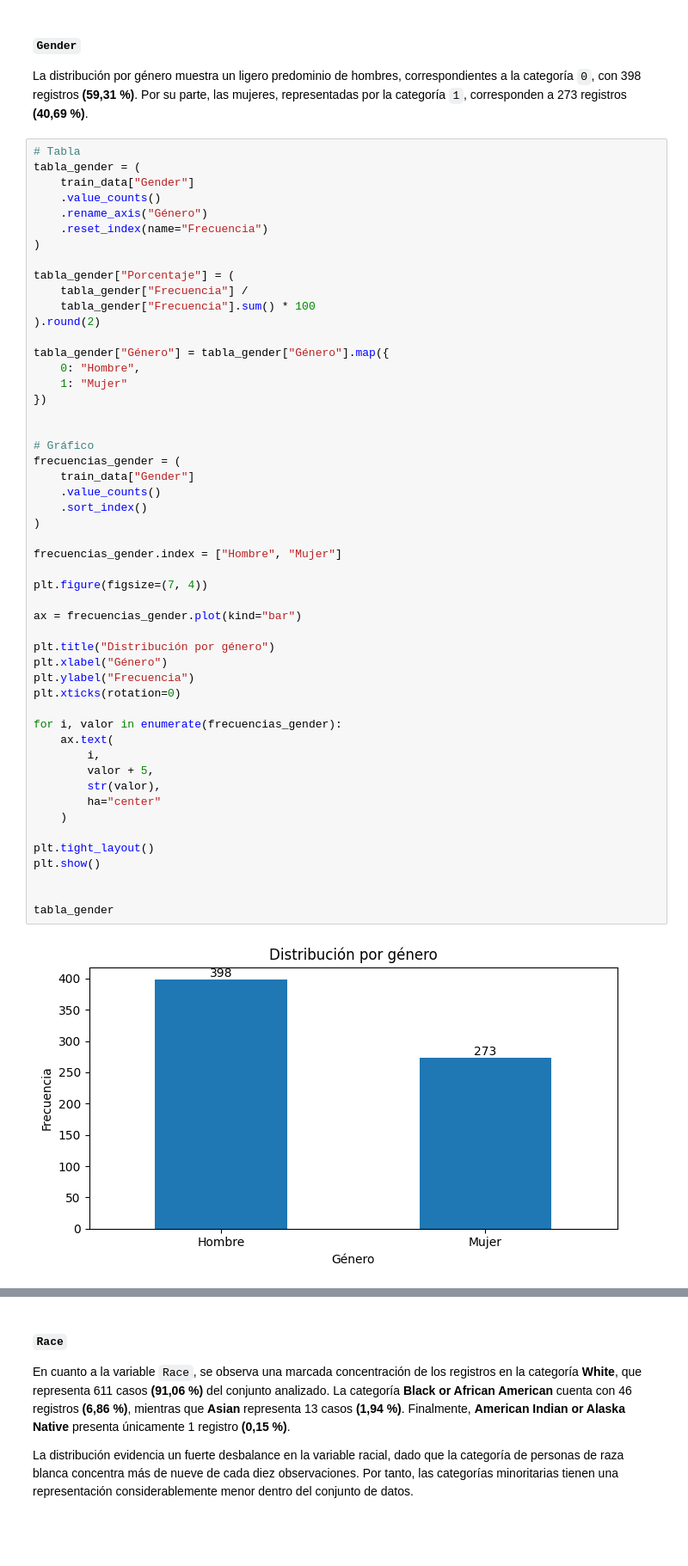
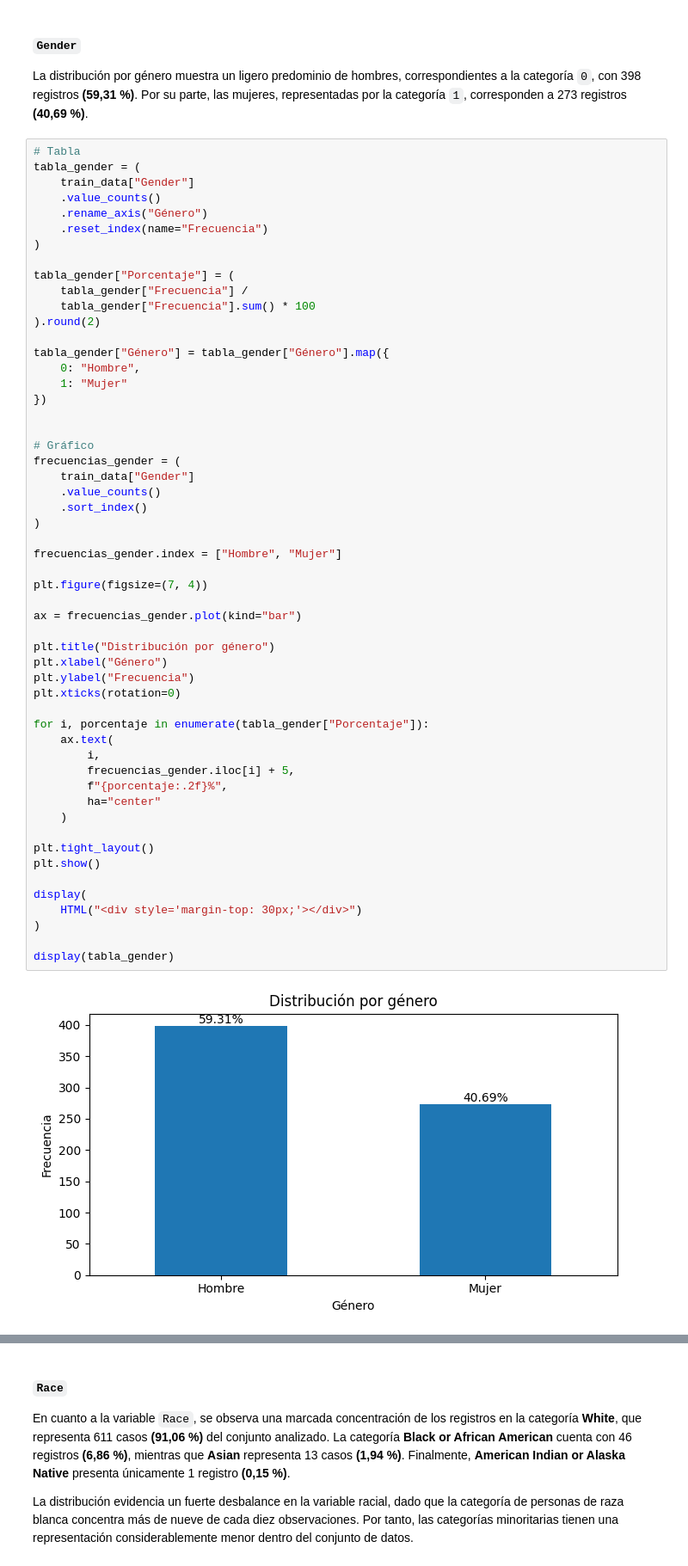
Before and after one commit to Alej0126/Jbook_dataviz, a Jupyter notebook: docs/_build/jupyter_execute/notebooks.ipynb, the cells around one changed output, grey strips where cells are left out. Shown at 86% size. Cells and saved outputs as stored; diff of their text form; blank space fills up the shorter version.

```diff
--- a/docs/_build/jupyter_execute/notebooks.ipynb
+++ b/docs/_build/jupyter_execute/notebooks.ipynb
@@ -265,35 +265,38 @@ tabla_gender["Género"] = tabla_gender["Género"].map({
 
 
 # Gráfico
 frecuencias_gender = (
     train_data["Gender"]
     .value_counts()
     .sort_index()
 )
 
 frecuencias_gender.index = ["Hombre", "Mujer"]
 
 plt.figure(figsize=(7, 4))
 
 ax = frecuencias_gender.plot(kind="bar")
 
 plt.title("Distribución por género")
 plt.xlabel("Género")
 plt.ylabel("Frecuencia")
 plt.xticks(rotation=0)
 
-for i, valor in enumerate(frecuencias_gender):
+for i, porcentaje in enumerate(tabla_gender["Porcentaje"]):
     ax.text(
         i,
-        valor + 5,
-        str(valor),
+        frecuencias_gender.iloc[i] + 5,
+        f"{porcentaje:.2f}%",
         ha="center"
     )
 
 plt.tight_layout()
 plt.show()
 
+display(
+    HTML("<div style='margin-top: 30px;'></div>")
+)
 
-tabla_gender
+display(tabla_gender)
 # %% [output]
-[figure, old version]
+[figure, new version]
```
Also changed, not shown: parts of 6 cells of this notebook, 9 other files.
